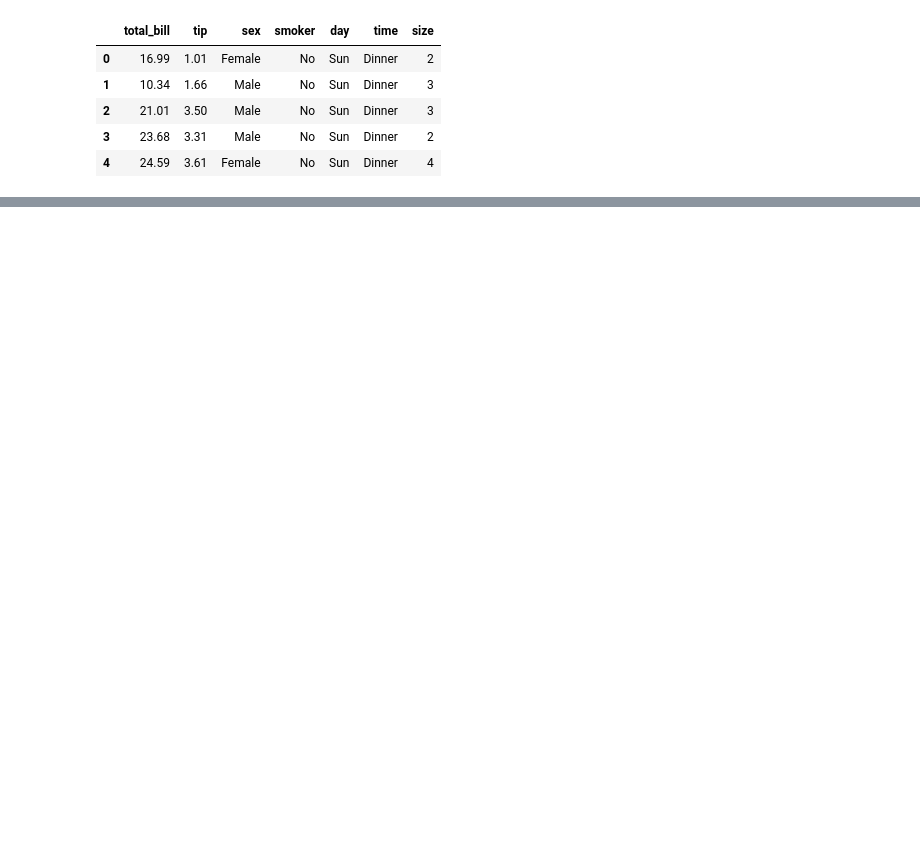
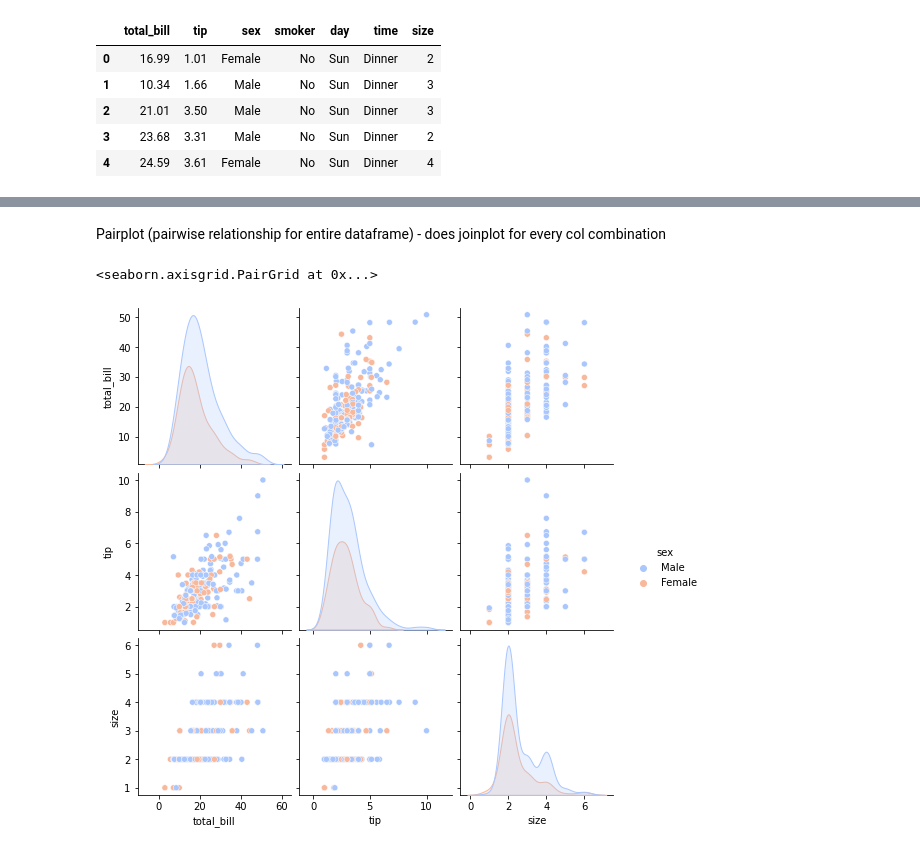
Before and after one commit to dstoecklein/data_science_training, a Jupyter notebook: 5_seaborn/seaborn_distribution_plots.ipynb, the cells around one changed output, grey strips where cells are left out. Cells and saved outputs as stored; diff of their text form; code cells hidden in the pictures; blank space fills up the shorter version.

```diff
--- a/5_seaborn/seaborn_distribution_plots.ipynb
+++ b/5_seaborn/seaborn_distribution_plots.ipynb
@@ -14,0 +29,8 @@ tips.head()
+# %% [markdown]
+Pairplot (pairwise relationship for entire dataframe) - does joinplot for every col combination
+# %%
+sns.pairplot(tips, hue='sex', palette='coolwarm')
+# hue = categorical column
+# %% [output]
+<seaborn.axisgrid.PairGrid at 0x...>
+[figure, added]
```
Also changed, not shown: parts of 8 cells of this notebook.
